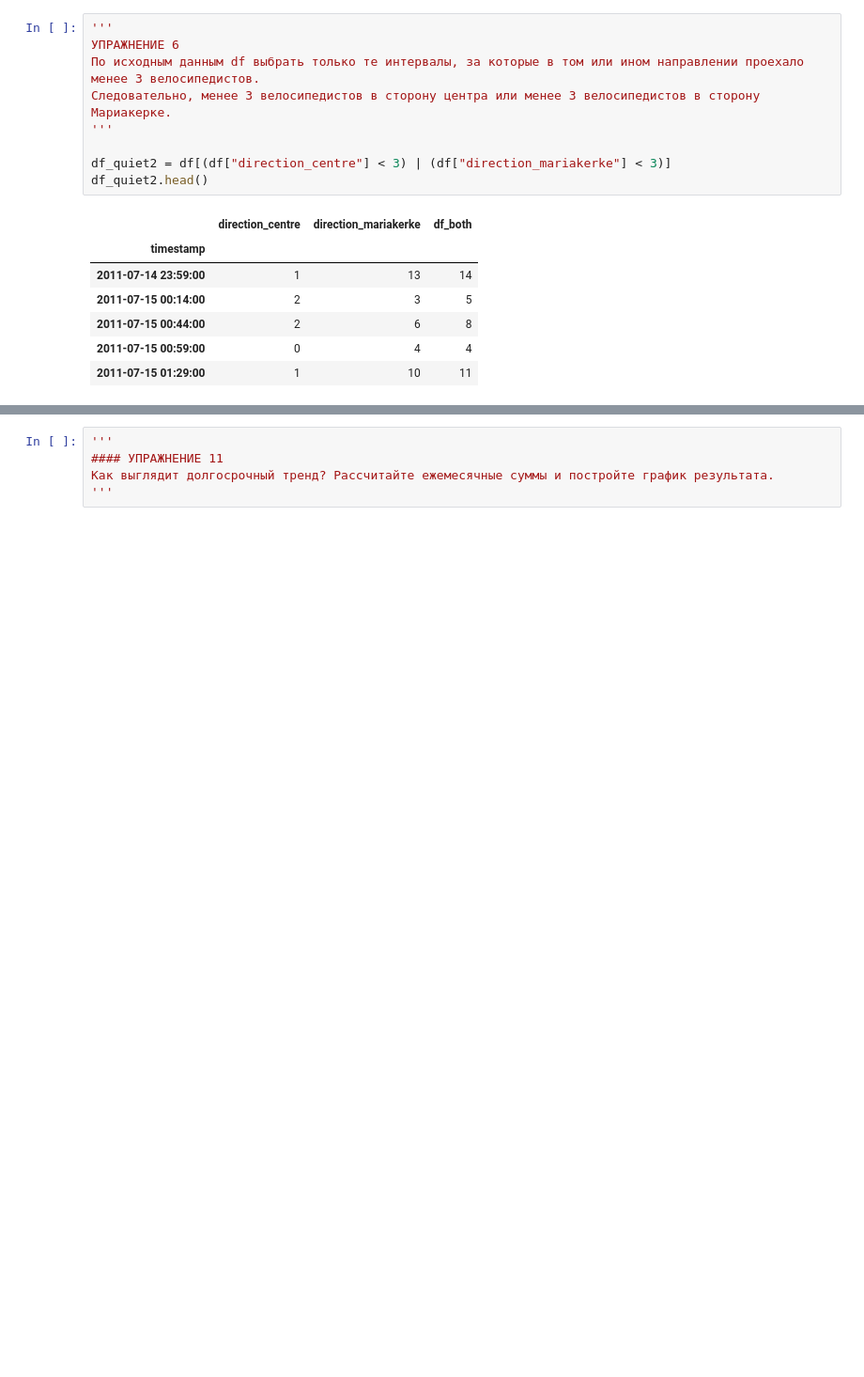
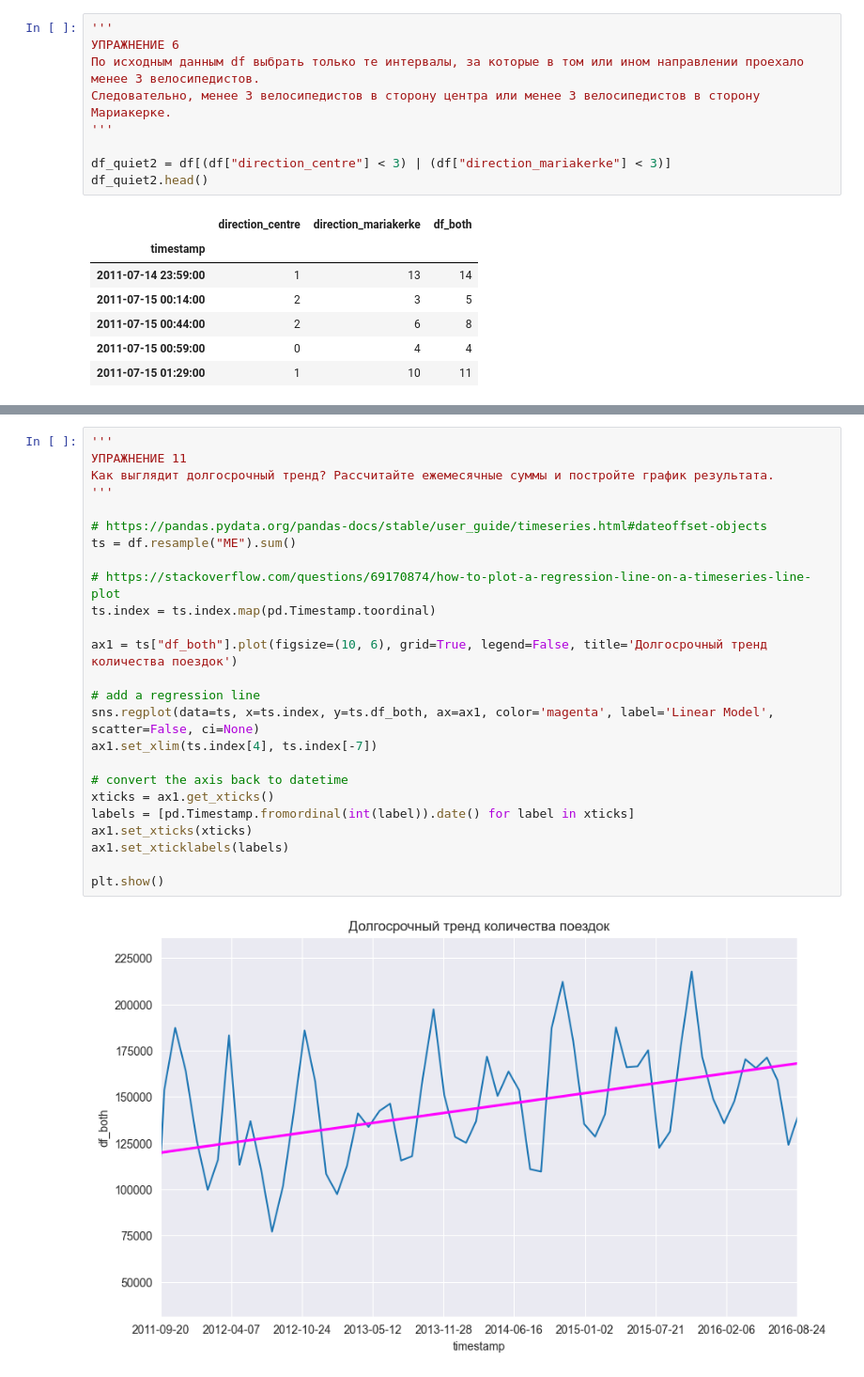
Before and after one commit to afedyanin/msu-data-analysis, a Jupyter notebook: notebooks/msu/ad-task-002.ipynb, the cells around one changed output, grey strips where cells are left out. Shown at 94% size. Drawn from its saved outputs; the diff is of its cells as text; blank space fills up the shorter version.

```diff
--- a/notebooks/msu/ad-task-002.ipynb
+++ b/notebooks/msu/ad-task-002.ipynb
@@ -218,6 +225,28 @@ timestamp
 Freq: D, Name: df_both, dtype: int64
 # %%
 '''
-#### УПРАЖНЕНИЕ 11
+УПРАЖНЕНИЕ 11
 Как выглядит долгосрочный тренд? Рассчитайте ежемесячные суммы и постройте график результата.
 '''
+
+# https://pandas.pydata.org/pandas-docs/stable/user_guide/timeseries.html#dateoffset-objects
+ts = df.resample("ME").sum()
+
+# https://stackoverflow.com/questions/69170874/how-to-plot-a-regression-line-on-a-timeseries-line-plot
+ts.index = ts.index.map(pd.Timestamp.toordinal)
+
+ax1 = ts["df_both"].plot(figsize=(10, 6), grid=True, legend=False, title='Долгосрочный тренд количества поездок')
+
+# add a regression line
+sns.regplot(data=ts, x=ts.index, y=ts.df_both, ax=ax1, color='magenta', label='Linear Model', scatter=False, ci=None)
+ax1.set_xlim(ts.index[4], ts.index[-7])
+
+# convert the axis back to datetime
+xticks = ax1.get_xticks()
+labels = [pd.Timestamp.fromordinal(int(label)).date() for label in xticks]
+ax1.set_xticks(xticks)
+ax1.set_xticklabels(labels)
+
+plt.show()
+# %% [output]
+[figure, added]
```
Also changed, not shown: parts of 17 cells of this notebook.
